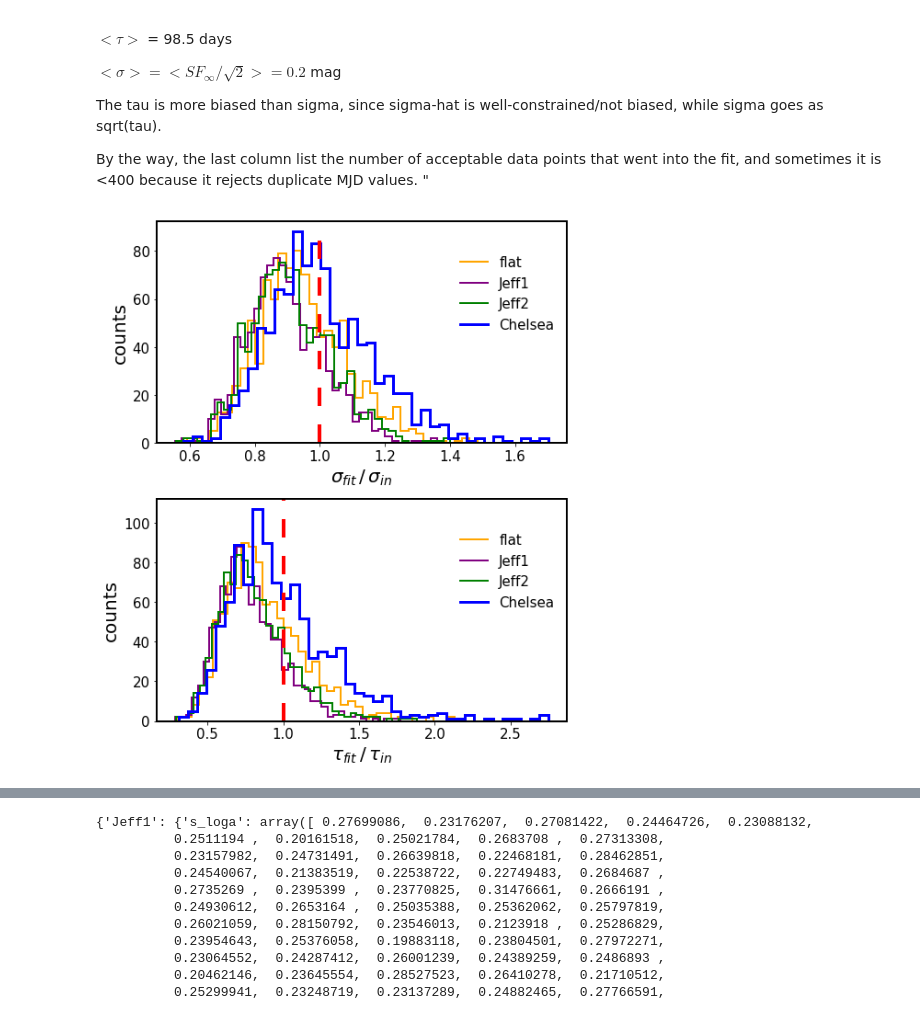
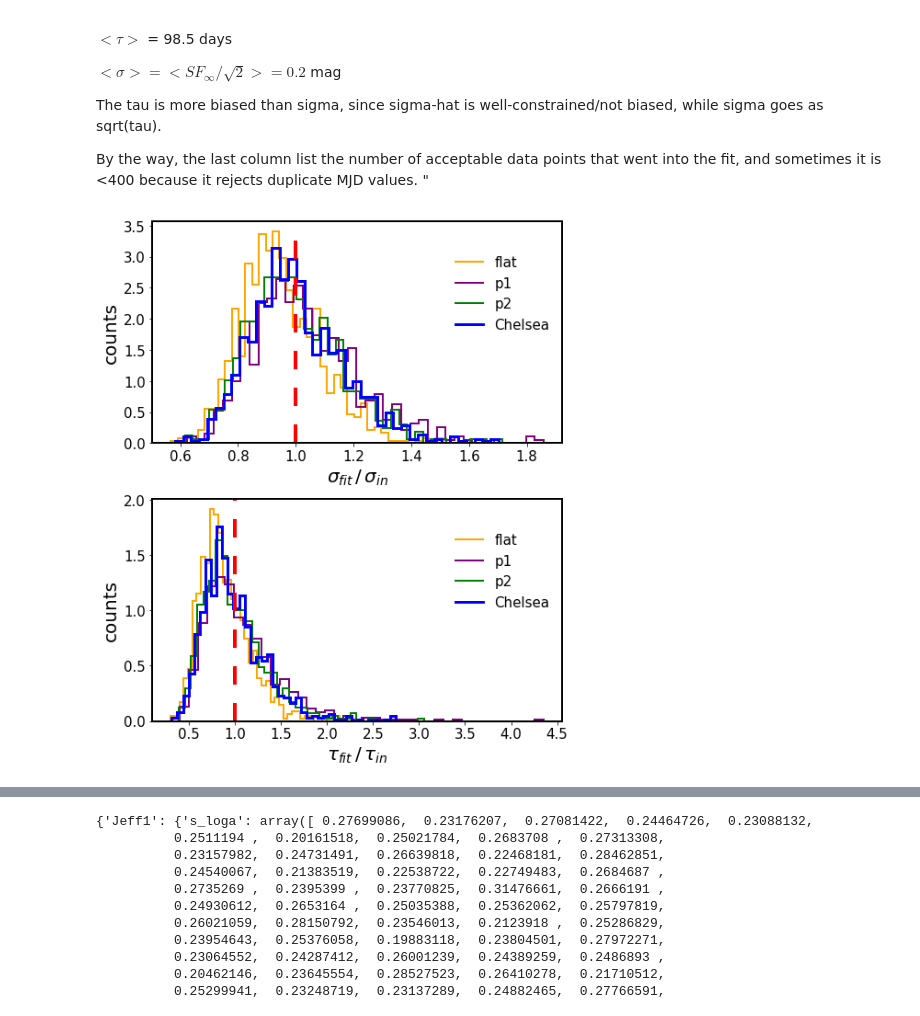
Before and after one commit to suberlak/DRW_Celerite, a Jupyter notebook: code/DRW_Chelsea_Celerite_test.ipynb, the cells around one changed output, grey strips where cells are left out. Cells and saved outputs as stored; diff of their text form; code cells hidden in the pictures.

Commit message:
cleaned up and added priors p1,p2,Jeff1, Jeff2

```diff
--- a/code/DRW_Chelsea_Celerite_test.ipynb
+++ b/code/DRW_Chelsea_Celerite_test.ipynb
@@ -507,6 +516,7 @@ x0 = [0.2,0.62]
 
 
 # Grab Chelsea' results ...
+outDir = '../data_products/Fig_Celerite_ZI_LC_fits/2017-10-27/'
 fits = Table.read(outDir+'fits.dat', format='ascii')
 tau_fit = np.power(10,fits['col3'].data)
 sigma_hat = np.power(10, fits['col4'].data)
@@ -514,54 +524,59 @@ sigma_fit = sigma_hat / np.sqrt(2 / (tau_fit/365.0))
 # to convert to mag / sqrt(years)...
 
 # Read the results from Celerite ...
-simDir = '../data_products/Fig_Celerite_ZI_LC_fits/2017-10-27/'
-results = np.load(simDir+'ZI_fits_results_11-02-17.npy').item()
+simDir = '../data_products/Fig_Celerite_ZI_LC_fits/2017-11-07/'
+results = np.load(simDir+'ZI_fits_results_11-07-17.npy').item()
 
 # need to store lines for axis legends in an object
 ax_legend_handles = []
 
 color_dict = {'Chelsea':'blue',  'flat':'orange',
-             'Jeff1':'purple','Jeff2':'green' }
+             'Jeff1':'purple','Jeff2':'green',
+              'p1':'purple', 'p2':'green' }
 
 # results of Celerite with ZI light curves
 use_bounds  = True
 for prior in priors:
     x =  results[prior]['sigma_fit'] / sigma_in
-    ax[0].hist(x, histtype='step', lw=2, bins=40, color=color_dict[prior])#
+    ax[0].hist(x[x<2], histtype='step', lw=2, bins=40, color=color_dict[prior],
+              normed=True)#
     line = mlines.Line2D([], [], color=color_dict[prior], lw=2, label=prior)
     ax_legend_handles.append(line)
 
     y = results[prior]['tau_fit'] / tau_in
-    ax[1].hist(y,  histtype='step', lw=2, bins=40, color=color_dict[prior])
+    ax[1].hist(y[y<5],  histtype='step', lw=2, bins=40, color=color_dict[prior],
+              normed=True)
 # NOTE :  need to make a line object to
 # avoid getting a legend with a box ...
 # https://matplotlib.org/users/legend_guide.html#plotting-guide-legend
 
 
 # results of Chelsea
 x =  sigma_fit / sigma_in
-ax[0].hist(x,  histtype='step', lw=3, bins=40,color=color_dict['Chelsea'])
+ax[0].hist(x,  histtype='step', lw=3, bins=40,color=color_dict['Chelsea'],
+          normed=True)
 line = mlines.Line2D([], [], color=color_dict['Chelsea'], lw=3, label='Chelsea')
 ax_legend_handles.append(line)
 
 y = tau_fit / tau_in
-ax[1].hist(y, histtype='step', lw=3, bins=40,color=color_dict['Chelsea'])
+ax[1].hist(y, histtype='step', lw=3, bins=40,color=color_dict['Chelsea'],
+          normed=True)
 
 ax[0].set_xlabel(r'$\sigma_{fit}\,/ \,\sigma_{in}$')
 ax[1].set_xlabel(r'$\tau_{fit} \,/\, \tau_{in}$')
 
 for i in [0,1]:
     ax[i].legend(loc='upper left', handles = ax_legend_handles, frameon=False,
                 bbox_to_anchor=(0.71, 0.9), fontsize=15)
     ax[i].axvline(1, lw=4, ls='--', c='red', dashes=(5,5))
     ax[i].set_ylabel('counts')
 
 
 fig.subplots_adjust(hspace=0.25)
 #fig.suptitle('N = '+str(len(t))+', length = '+str(length)+  r'$ \tau_{in}$,'+' '\
 #                 +str(len(x))+' fits' + '\n' \
 #                 + 'err='+str(yerr[0])+' [mag], '+b, fontsize=20)
-plt.savefig(outDir + 'sigma_tau_ratios_chelsea_celerite_1.png')
+plt.savefig(outDir + 'sigma_tau_ratios_chelsea_celerite_2.png')
 # in each panel , plot histogram of both
 # %% [output]
-[figure, old version]
+[figure, new version]
```
Also changed, not shown: parts of 25 cells of this notebook.
